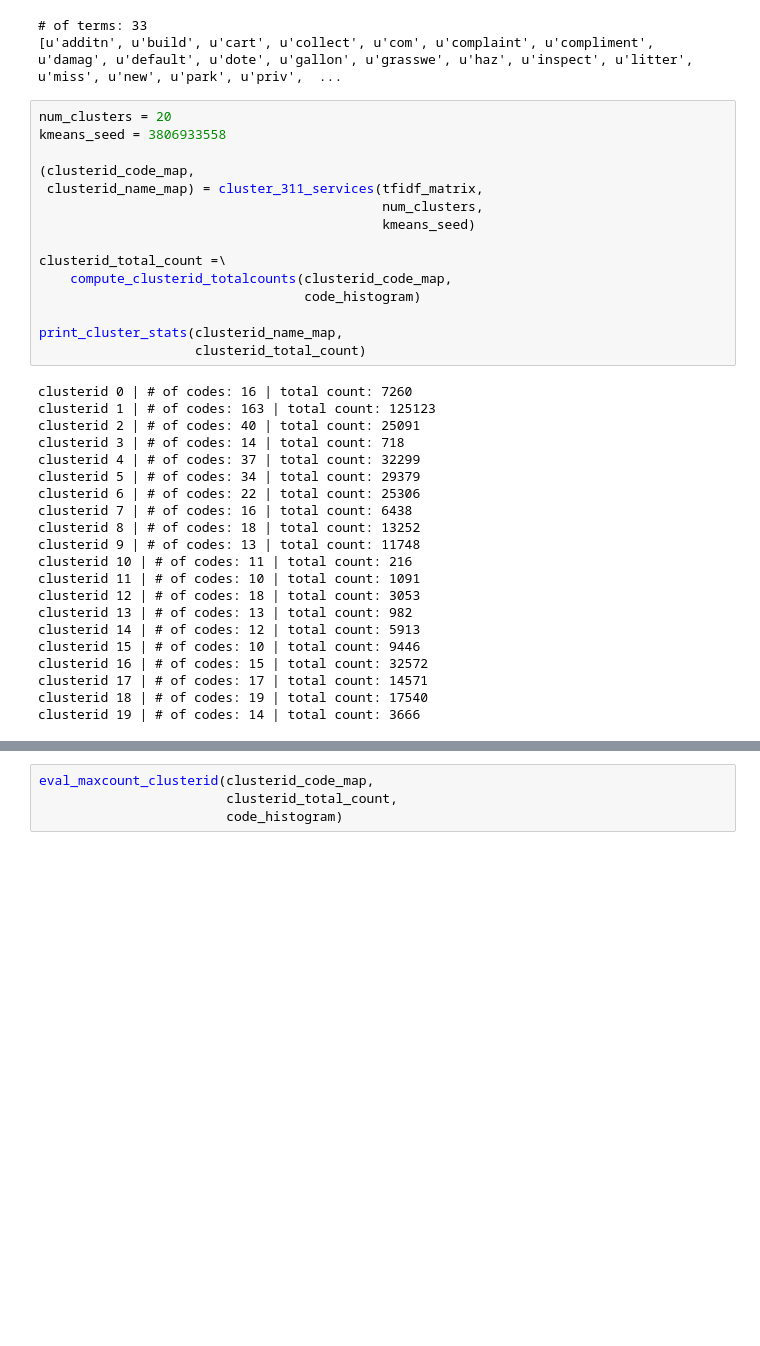
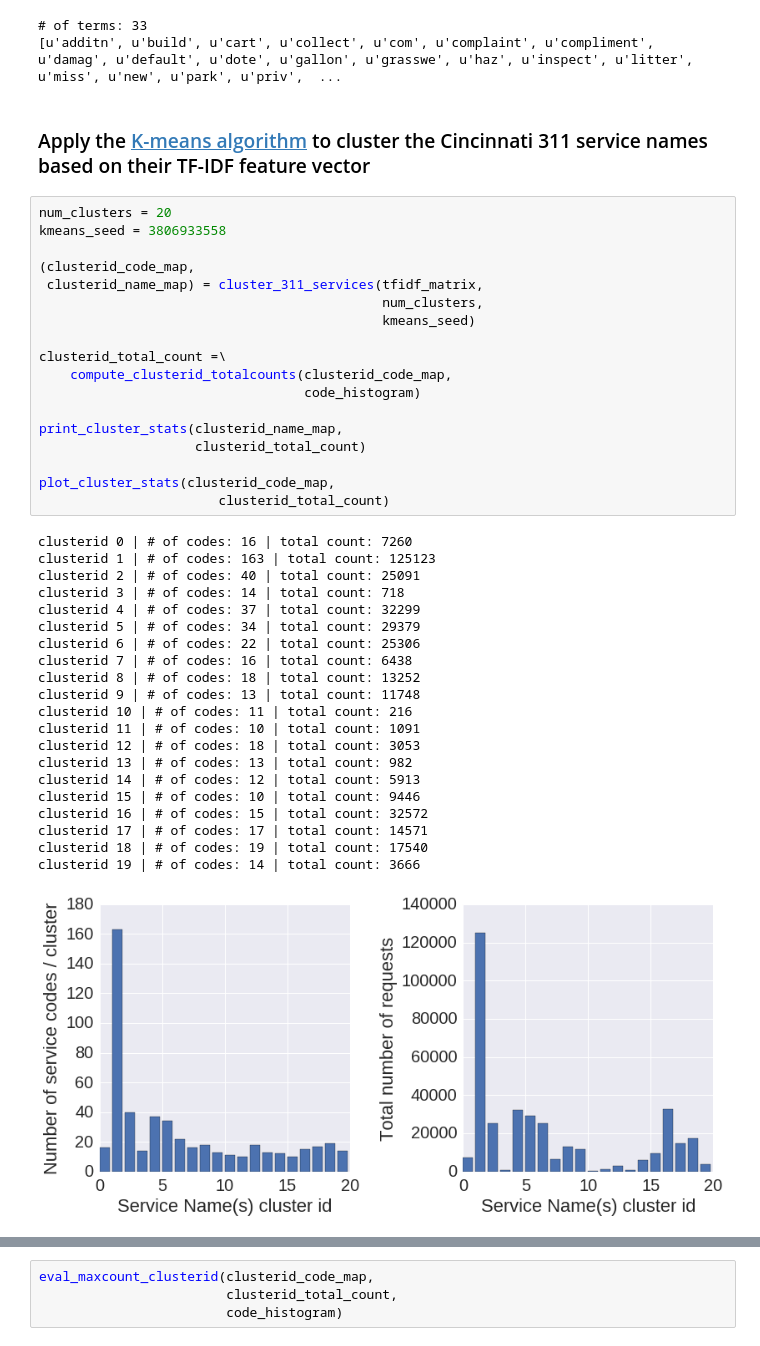
Before and after one commit to mspcvsp/cincinnati311Data, a Jupyter notebook: ClusterServiceCodes.ipynb, the cells around one changed output, grey strips where cells are left out. Cells and saved outputs as stored; diff of their text form; blank space fills up the shorter version.

```diff
--- a/ClusterServiceCodes.ipynb
+++ b/ClusterServiceCodes.ipynb
@@ -390,6 +501,8 @@ print tfidf_vectorizer.get_feature_names()
 # %% [output]
 # of terms: 33
 [u'additn', u'build', u'cart', u'collect', u'com', u'complaint', u'compliment', u'damag', u'default', u'dote', u'gallon', u'grasswe', u'haz', u'inspect', u'litter', u'miss', u'new', u'park', u'priv',  ...
+# %% [markdown]
+### Apply the [K-means algorithm](http://scikit-learn.org/stable/modules/generated/sklearn.cluster.KMeans.html) to cluster the Cincinnati 311 service names based on their TF-IDF feature vector
 # %%
 num_clusters = 20
 kmeans_seed = 3806933558
@@ -399,30 +512,34 @@ kmeans_seed = 3806933558
                                             num_clusters,
                                             kmeans_seed)
 
 clusterid_total_count =\
     compute_clusterid_totalcounts(clusterid_code_map,
                                   code_histogram)
 
 print_cluster_stats(clusterid_name_map,
                     clusterid_total_count)
+
+plot_cluster_stats(clusterid_code_map,
+                       clusterid_total_count)
 # %% [output]
 clusterid 0 | # of codes: 16 | total count: 7260
 clusterid 1 | # of codes: 163 | total count: 125123
 clusterid 2 | # of codes: 40 | total count: 25091
 clusterid 3 | # of codes: 14 | total count: 718
 clusterid 4 | # of codes: 37 | total count: 32299
 clusterid 5 | # of codes: 34 | total count: 29379
 clusterid 6 | # of codes: 22 | total count: 25306
 clusterid 7 | # of codes: 16 | total count: 6438
 clusterid 8 | # of codes: 18 | total count: 13252
 clusterid 9 | # of codes: 13 | total count: 11748
 clusterid 10 | # of codes: 11 | total count: 216
 clusterid 11 | # of codes: 10 | total count: 1091
 clusterid 12 | # of codes: 18 | total count: 3053
 clusterid 13 | # of codes: 13 | total count: 982
 clusterid 14 | # of codes: 12 | total count: 5913
 clusterid 15 | # of codes: 10 | total count: 9446
 clusterid 16 | # of codes: 15 | total count: 32572
 clusterid 17 | # of codes: 17 | total count: 14571
 clusterid 18 | # of codes: 19 | total count: 17540
 clusterid 19 | # of codes: 14 | total count: 3666
+[figure, added]
```
Also changed, not shown: parts of 21 cells of this notebook.
